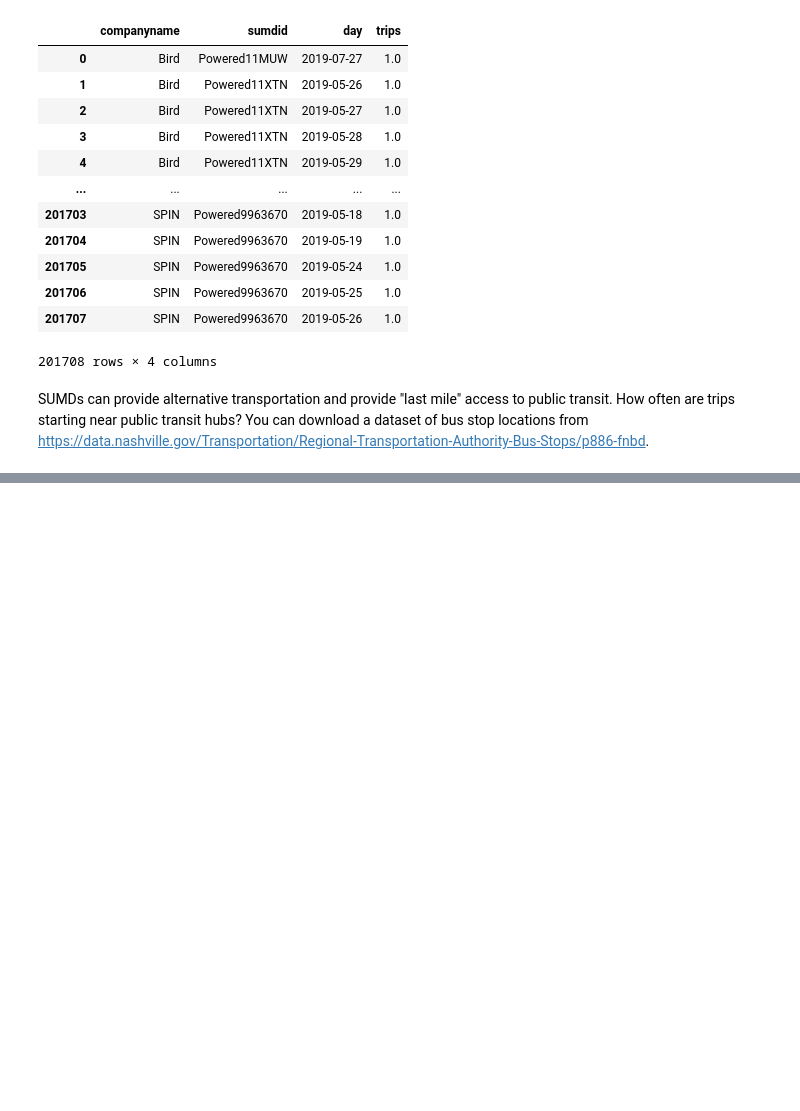
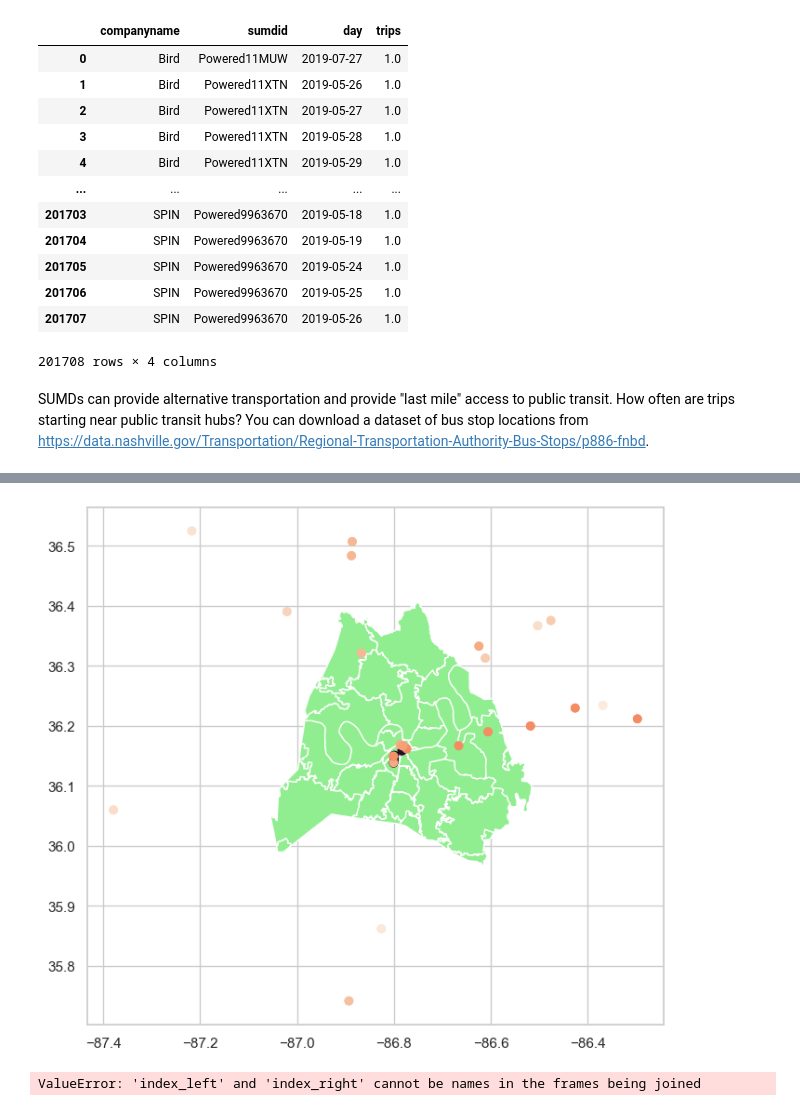
Before and after one commit to elisianguyen/nashville_scooters, a Jupyter notebook: notebooks/scooters_project.ipynb, the cells around one changed output, grey strips where cells are left out. Cells and saved outputs as stored; diff of their text form; code cells hidden in the pictures; blank space fills up the shorter version.

```diff
--- a/notebooks/scooters_project.ipynb
+++ b/notebooks/scooters_project.ipynb
@@ -539,3 +544,9 @@ avg_trips_per_scoot_per_day
 201708 rows × 4 columns
 # %% [markdown]
 SUMDs can provide alternative transportation and provide "last mile" access to public transit. How often are trips starting near public transit hubs? You can download a dataset of bus stop locations from https://data.nashville.gov/Transportation/Regional-Transportation-Authority-Bus-Stops/p886-fnbd.
+# %%
+# Read bus stop data into dataframe
+bus_stops = pd.read_csv('C:/Users/Max-X1/Documents/nss_data_analytics/projects/scooters-group-5/data/Regional_Transportation_Authority_Bus_Stops_20240106.csv')
+print(bus_stops.shape)
+print(bus_stops.head(3))
+print(bus_stops.info())
@@ -541,0 +587,8 @@ SUMDs can provide alternative transportation and provide "last mile" access to p
+# %%
+# Bus Data - Split lat & long by using str.strip - remove parentheses and comma, expand true to put into two parts + change type
+bus_stops[['Latitude', 'Longitude']] = bus_stops['Mapped Location'].str.strip('()').str.split(', ', expand=True).astype(float)
+
+#create GeoDF
+bus_gdf = gpd.GeoDataFrame(bus_stops, geometry=gpd.points_from_xy(bus_stops['Longitude'], bus_stops['Latitude']), crs='EPSG:4326')
+
+bus_gdf.info()
@@ -541,0 +622,4 @@ SUMDs can provide alternative transportation and provide "last mile" access to p
+# %%
+zipcodes = gpd.read_file("C:/Users/Max-X1/Documents/nss_data_analytics/projects/scooters-group-5/data/zipcodes.geojson")
+print(zipcodes.crs)
+zipcodes.head( )
@@ -541,0 +634,2 @@ SUMDs can provide alternative transportation and provide "last mile" access to p
+# %%
+zipcodes = zipcodes[['zip', 'po_name', 'geometry']] # keep three columns
@@ -542,3 +658,15 @@ SUMDs can provide alternative transportation and provide "last mile" access to p
+# %%
+ax = zipcodes.plot(figsize = (8, 10), color = 'lightgreen')
+bus_gdf.plot(ax = ax, column = 'Stop ID Number');
+plt.show()
+# %% [output]
+[figure, added]
+# %%
+# second spatial join
+
+all_info = gpd.sjoin(scooters_zip, scoot_gdf, predicate='within')
+# %% [output]
+ValueError: 'index_left' and 'index_right' cannot be names in the frames being joined
 # %%
 with engine.connect() as connection:
     xxxx = pd.read_sql(text(xxxx), con = connection)
```
Also changed, not shown: parts of 8 cells of this notebook.
